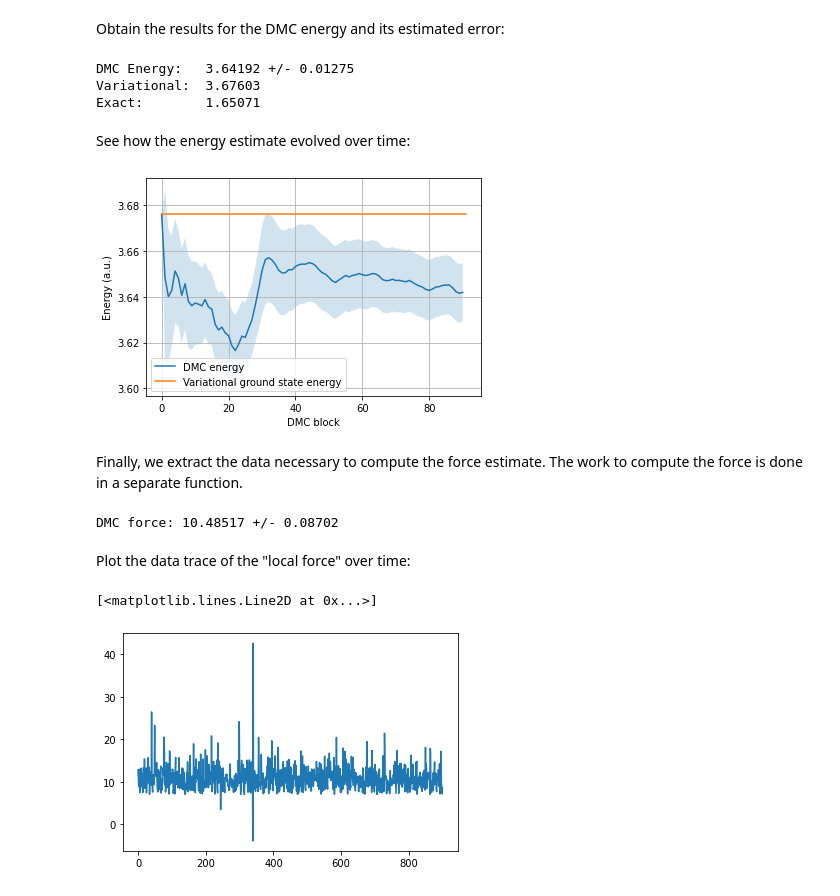
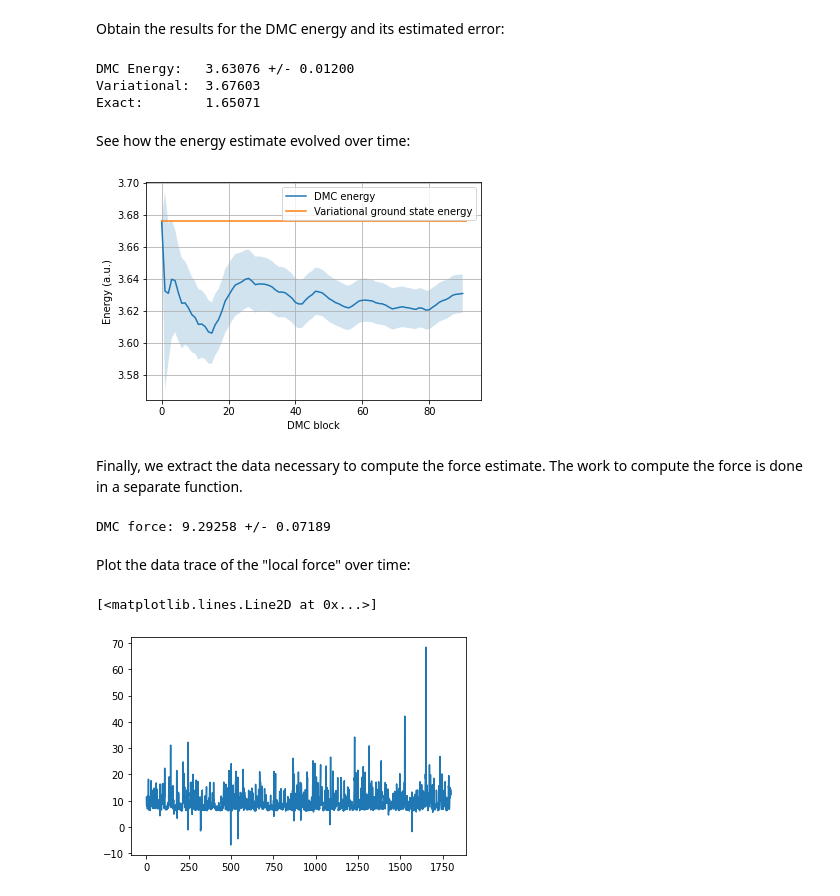
Before and after one commit to Jvanrhijn/pydmc, a Jupyter notebook: examples/elliptic_well.ipynb, the cells around one changed output. Saved outputs shown, nothing was run; the diff lists cells and outputs as text; code cells hidden in the pictures.

```diff
--- a/examples/elliptic_well.ipynb
+++ b/examples/elliptic_well.ipynb
@@ -47,11 +47,11 @@ from pydmc import *
 q0 = 0.8253525490491695
 a0 = 1
 nconf = 100
-time_step = 1e-2
+time_step = 1e-3
 reference_energy = 3.67603
 #reference_energy =  3.92097
 blocks = 100
-steps_per_block = 10
+steps_per_block = 20
 # number of equilibration blocks
 neq = 10
 hamiltonian = lambda psi, x: -0.5*psi.laplacian(x)
@@ -113,12 +113,12 @@ np.random.seed(0)
 nu_rand = np.random.uniform(0, 2*np.pi)
 x0 = np.array([a0*np.cosh(1)*np.cos(nu_rand), a0*np.sinh(1)*np.sin(nu_rand)], dtype=object)
 norm = guiding_wf.gradient(x0) / np.linalg.norm(guiding_wf.gradient(x0))
-eps = 1e-1
+eps = 1e-3
 xstart = x0 + eps * norm
 
 #confs = [copy.deepcopy(xstart) for _ in range(nconf)]
 confs = [np.random.uniform(low=-1, high=1, size=2) for _ in range(nconf)]
-walkers = [Walker(conf, 1.0) for conf in confs]
+walkers = [Walker((-1.0)**n * conf, 1.0) for n, conf in enumerate(confs)]
 # %% [markdown]
 Since in DMC, we do not have direct access to the distribution $\pi(x)$, we cannot use the same expression used for the forces in VMC. Instead, we use the VD approximation, wherein the forces are calculated as
 
@@ -165,7 +167,7 @@ print(f"DMC Energy:   {energy:.5f} +/- {err:.5f}")
 print(f"Variational:  {reference_energy:.5f}")
 print(f"Exact:        {2*q0/a0**2:.5f}")
 # %% [output]
-DMC Energy:   3.64192 +/- 0.01275
+DMC Energy:   3.63076 +/- 0.01200
 Variational:  3.67603
 Exact:        1.65071
 # %% [markdown]
@@ -183,7 +185,7 @@ plt.xlabel("DMC block")
 plt.ylabel("Energy (a.u.)")
 plt.grid()
 # %% [output]
-[figure, old version]
+[figure, new version]
 # %% [markdown]
 Finally, we extract the data necessary to compute the force estimate. The work to compute the force is done in a separate function.
 # %%
@@ -193,11 +195,12 @@ f = np.average(fl, weights=ws, axis=1)
 f_err = block_error(fl[0, :], block_size=steps_per_block)
 print(f"DMC force: {f[0]:.5f} +/- {f_err:.5f}")
 # %% [output]
-DMC force: 10.48517 +/- 0.08702
+DMC force: 9.29258 +/- 0.07189
 # %% [markdown]
 Plot the data trace of the "local force" over time:
 # %%
-plt.plot(bin_samples(fl[0, :]))
+# spike with NW: 50
+plt.plot(bin_samples(fl[0, :], bin_size=100))
 # %% [output]
 [<matplotlib.lines.Line2D at 0x...>]
-[figure, old version]
+[figure, new version]
```
Also changed, not shown: parts of 1 cell of this notebook, 4 other files.
